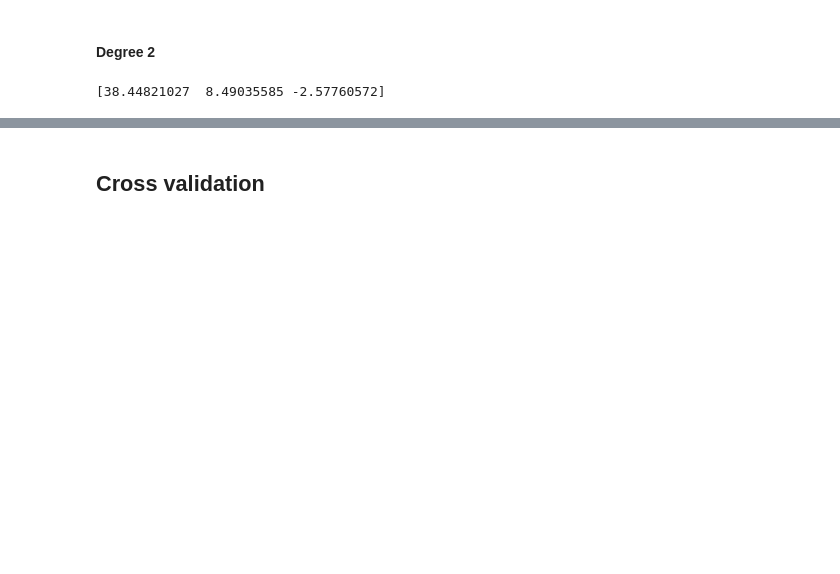
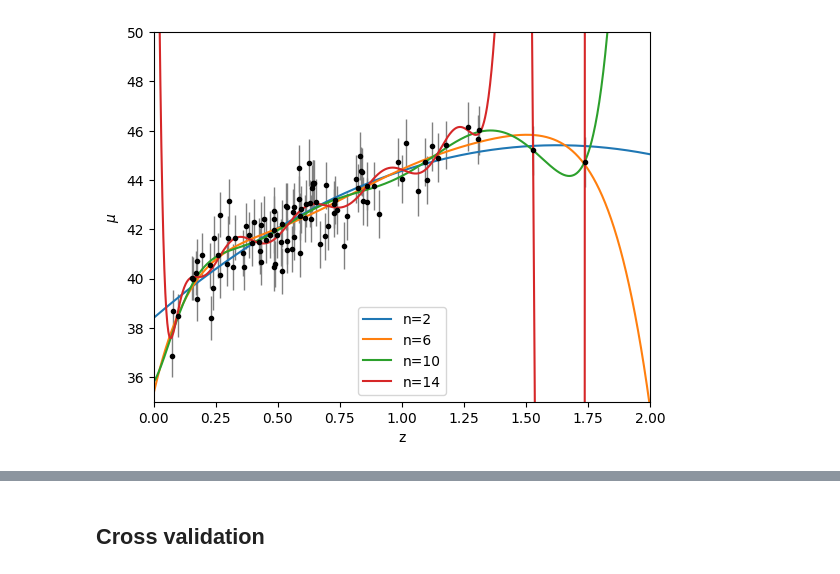
Before and after one commit to GiuliaConti/astrostatistics_bicocca_2024, a Jupyter notebook: working/E15_L17.ipynb, the cells around one changed output, grey strips where cells are left out. Cells and saved outputs as stored; diff of their text form; code cells hidden in the pictures; blank space fills up the shorter version.

```diff
--- a/working/E15_L17.ipynb
+++ b/working/E15_L17.ipynb
@@ -53,2 +57,0 @@ plt.ylim(35,50)
-# %% [markdown]
-#### Degree 2
@@ -57,14 +58,19 @@ from astroML.linear_model import PolynomialRegression
-# %%
-#from astroML.linear_model import PolynomialRegression
-
-degree = 2
-model = PolynomialRegression(degree) # fit 3rd degree polynomial
-model.fit(x, mu_sample)
-
-x_grid = np.linspace(0,2,1000)[:,np.newaxis]
-y_pred1 = model.predict(x_grid)
-n_constraints = degree + 1
-
-print(model.coef_)
-# %% [output]
-[38.44821027  8.49035585 -2.57760572]
+# %%
+n_pol = np.arange(1,16)[1::4]
+
+plt.errorbar(z_sample, mu_sample, dmu, fmt='.k', ecolor='gray', lw=1)
+
+for n in n_pol:
+    model = PolynomialRegression(n)
+    model.fit(x, mu_sample, dmu)
+    y_pred_pol = model.predict(x_grid)
+    plt.plot(x_grid, y_pred_pol, label='n='+str(n))
+
+plt.xlabel("z")
+plt.ylabel(r"$\mu$")
+plt.xlim(0,2)
+plt.ylim(35,50)
+plt.legend()
+plt.show()
+# %% [output]
+[figure, added]
```
Also changed, not shown: parts of 53 cells of this notebook.
